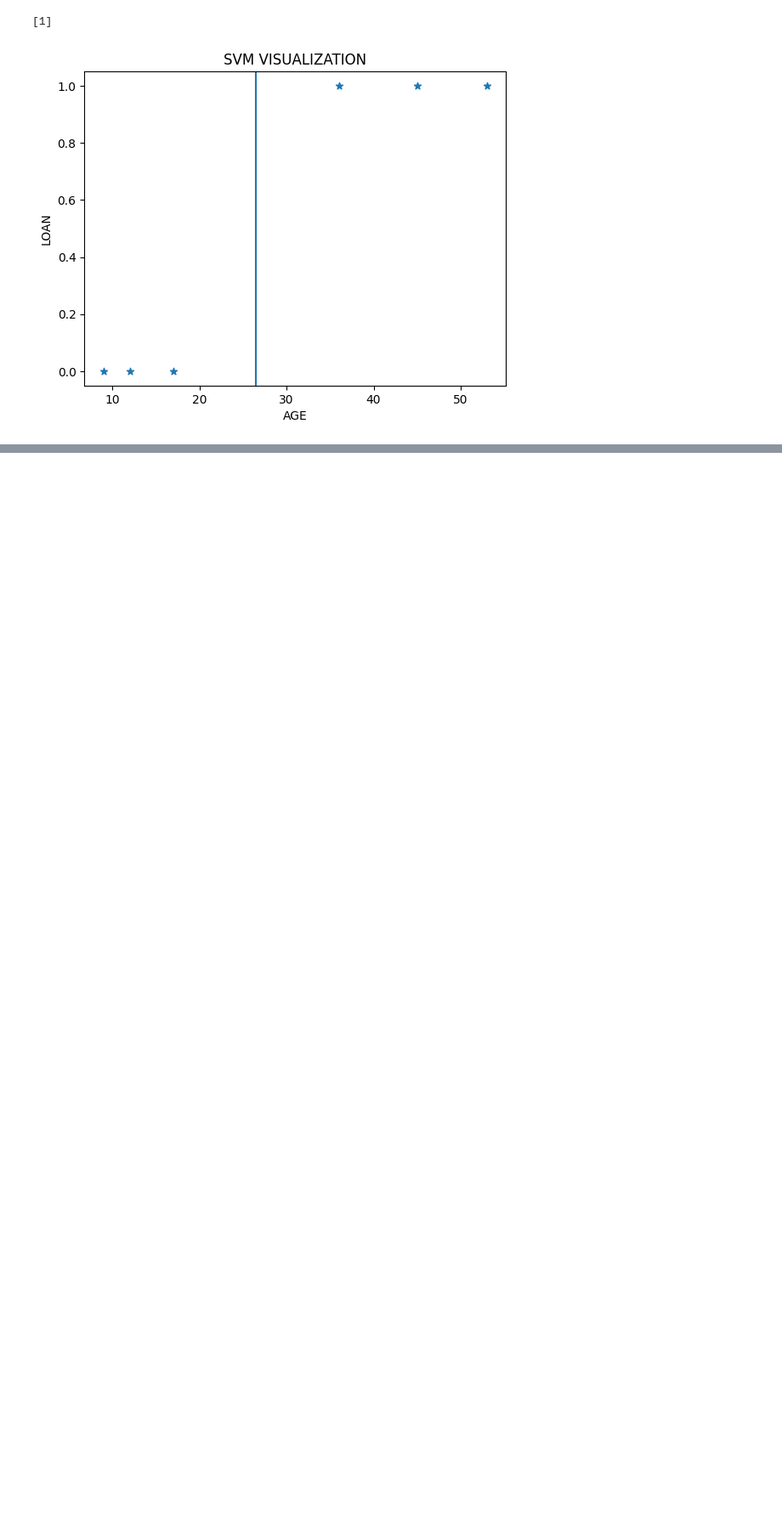
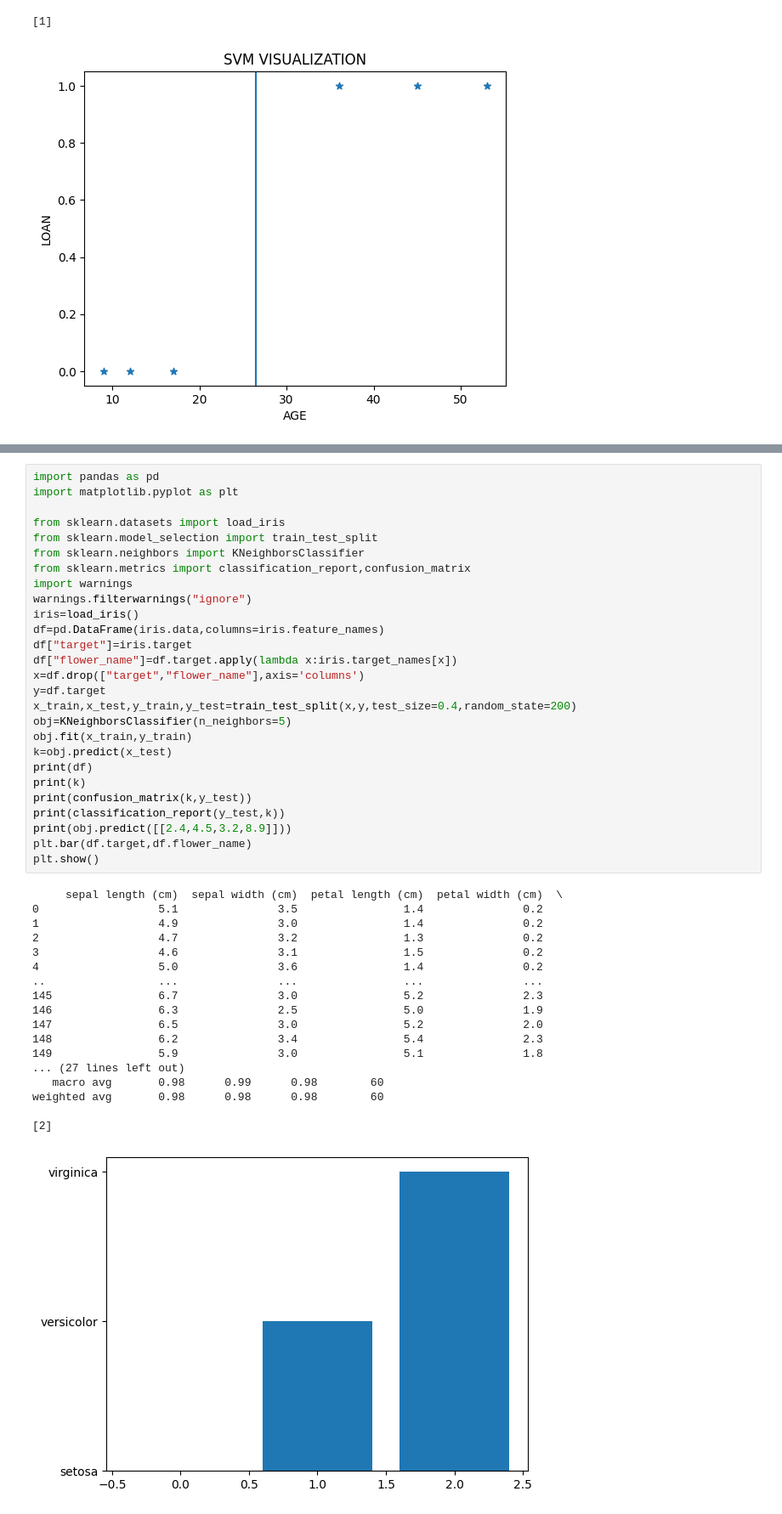
Before and after one commit to keerthimareedu3/keerthi, a Jupyter notebook: MACHINE_LEARNING.ipynb, the cells around one changed output, grey strips where cells are left out. Shown at 85% size. Drawn from its saved outputs; the diff is of its cells as text; blank space fills up the shorter version.

```diff
--- a/MACHINE_LEARNING.ipynb
+++ b/MACHINE_LEARNING.ipynb
@@ -1581,0 +1718,46 @@ plt.show()
+# %%
+import pandas as pd
+import matplotlib.pyplot as plt
+
+from sklearn.datasets import load_iris
+from sklearn.model_selection import train_test_split
+from sklearn.neighbors import KNeighborsClassifier
+from sklearn.metrics import classification_report,confusion_matrix
+import warnings
+warnings.filterwarnings("ignore")
+iris=load_iris()
+df=pd.DataFrame(iris.data,columns=iris.feature_names)
+df["target"]=iris.target
+df["flower_name"]=df.target.apply(lambda x:iris.target_names[x])
+x=df.drop(["target","flower_name"],axis='columns')
+y=df.target
+x_train,x_test,y_train,y_test=train_test_split(x,y,test_size=0.4,random_state=200)
+obj=KNeighborsClassifier(n_neighbors=5)
+obj.fit(x_train,y_train)
+k=obj.predict(x_test)
+print(df)
+print(k)
+print(confusion_matrix(k,y_test))
+print(classification_report(y_test,k))
+print(obj.predict([[2.4,4.5,3.2,8.9]]))
+plt.bar(df.target,df.flower_name)
+plt.show()
+# %% [output]
+     sepal length (cm)  sepal width (cm)  petal length (cm)  petal width (cm)  \
+0                  5.1               3.5                1.4               0.2
+1                  4.9               3.0                1.4               0.2
+2                  4.7               3.2                1.3               0.2
+3                  4.6               3.1                1.5               0.2
+4                  5.0               3.6                1.4               0.2
+..                 ...               ...                ...               ...
+145                6.7               3.0                5.2               2.3
+146                6.3               2.5                5.0               1.9
+147                6.5               3.0                5.2               2.0
+148                6.2               3.4                5.4               2.3
+149                5.9               3.0                5.1               1.8
+... (27 lines left out)
+   macro avg       0.98      0.99      0.98        60
+weighted avg       0.98      0.98      0.98        60
+
+[2]
+[figure, added]
```
Also changed, not shown: parts of 6 cells of this notebook.
